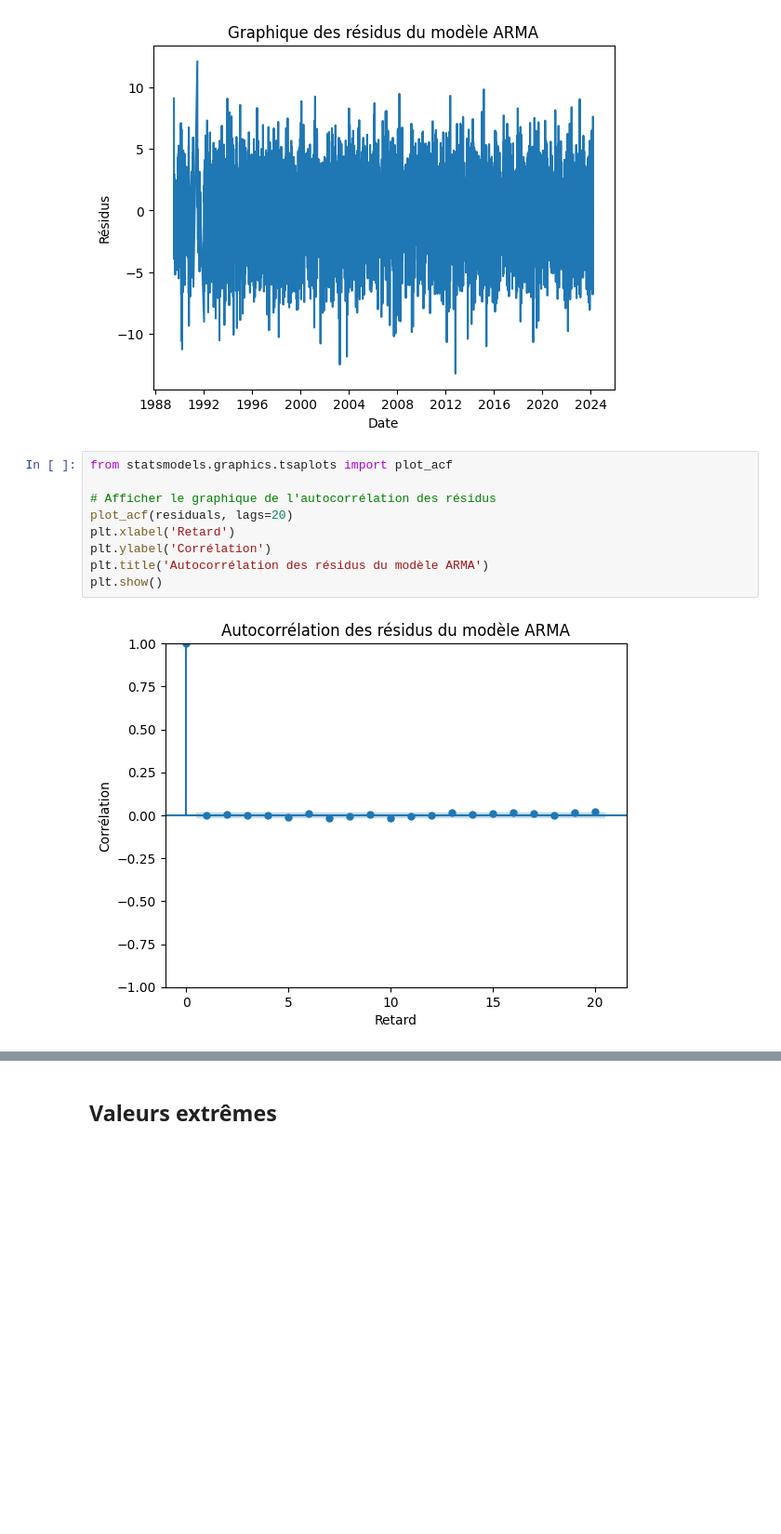
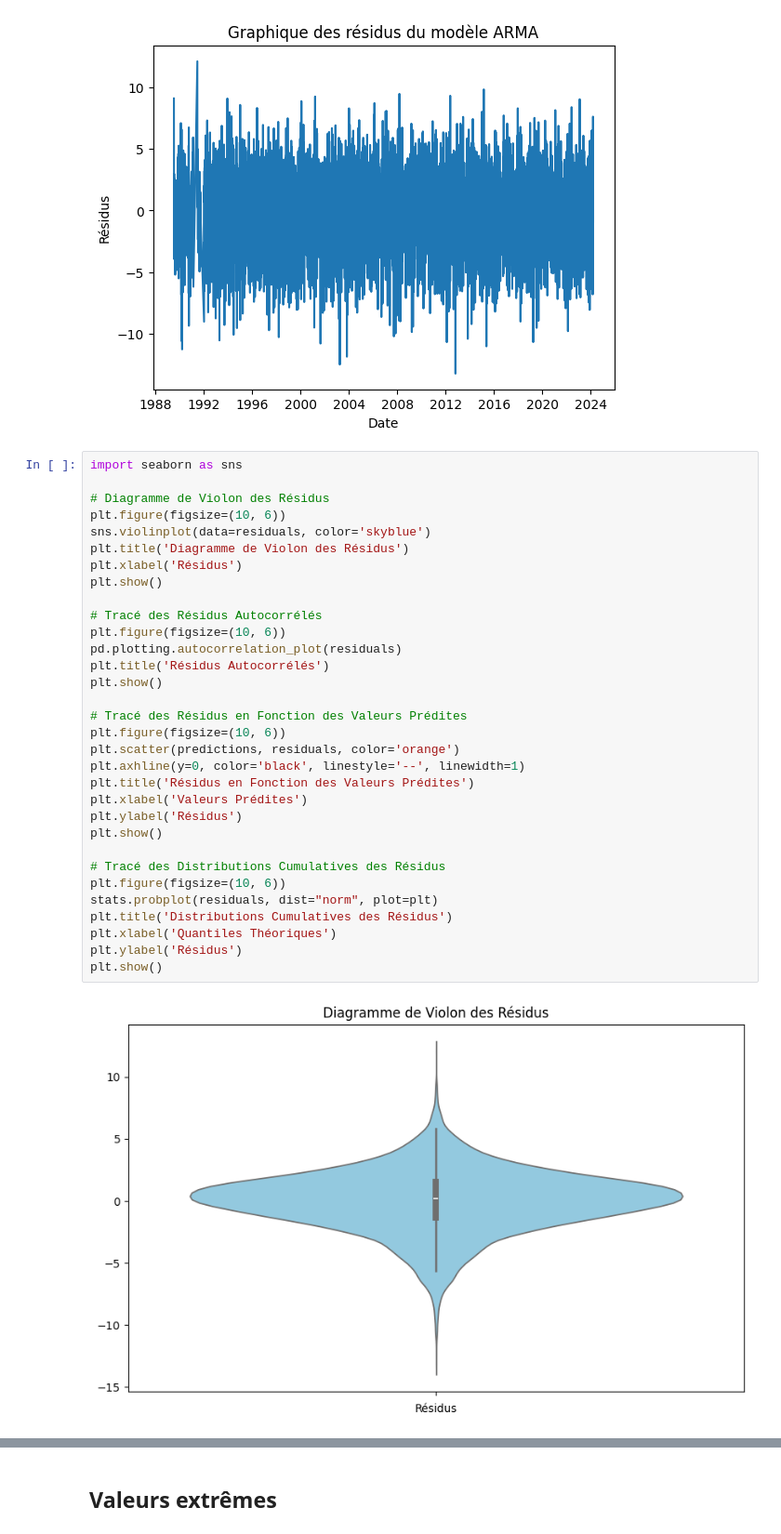
Before and after one commit to PoloX2021/Rosembaum, a Jupyter notebook: models.ipynb, the cells around one changed output, grey strips where cells are left out. Shown at 93% size. Drawn from its saved outputs; the diff is of its cells as text; blank space fills up the shorter version.

Commit message:
Added 2-3 visuals for time series

```diff
--- a/models.ipynb
+++ b/models.ipynb
@@ -209,14 +209,37 @@ plt.title('Graphique des résidus du modèle ARMA')
 plt.show()
 # %% [output]
 [figure]
-# %%
-from statsmodels.graphics.tsaplots import plot_acf
-
-# Afficher le graphique de l'autocorrélation des résidus
-plot_acf(residuals, lags=20)
-plt.xlabel('Retard')
-plt.ylabel('Corrélation')
-plt.title('Autocorrélation des résidus du modèle ARMA')
-plt.show()
-# %% [output]
-[figure, removed]
+# %%
+import seaborn as sns
+
+# Diagramme de Violon des Résidus
+plt.figure(figsize=(10, 6))
+sns.violinplot(data=residuals, color='skyblue')
+plt.title('Diagramme de Violon des Résidus')
+plt.xlabel('Résidus')
+plt.show()
+
+# Tracé des Résidus Autocorrélés
+plt.figure(figsize=(10, 6))
+pd.plotting.autocorrelation_plot(residuals)
+plt.title('Résidus Autocorrélés')
+plt.show()
+
+# Tracé des Résidus en Fonction des Valeurs Prédites
+plt.figure(figsize=(10, 6))
+plt.scatter(predictions, residuals, color='orange')
+plt.axhline(y=0, color='black', linestyle='--', linewidth=1)
+plt.title('Résidus en Fonction des Valeurs Prédites')
+plt.xlabel('Valeurs Prédites')
+plt.ylabel('Résidus')
+plt.show()
+
+# Tracé des Distributions Cumulatives des Résidus
+plt.figure(figsize=(10, 6))
+stats.probplot(residuals, dist="norm", plot=plt)
+plt.title('Distributions Cumulatives des Résidus')
+plt.xlabel('Quantiles Théoriques')
+plt.ylabel('Résidus')
+plt.show()
+# %% [output]
+[figure, added]
```
Also changed, not shown: parts of 2 cells of this notebook.
